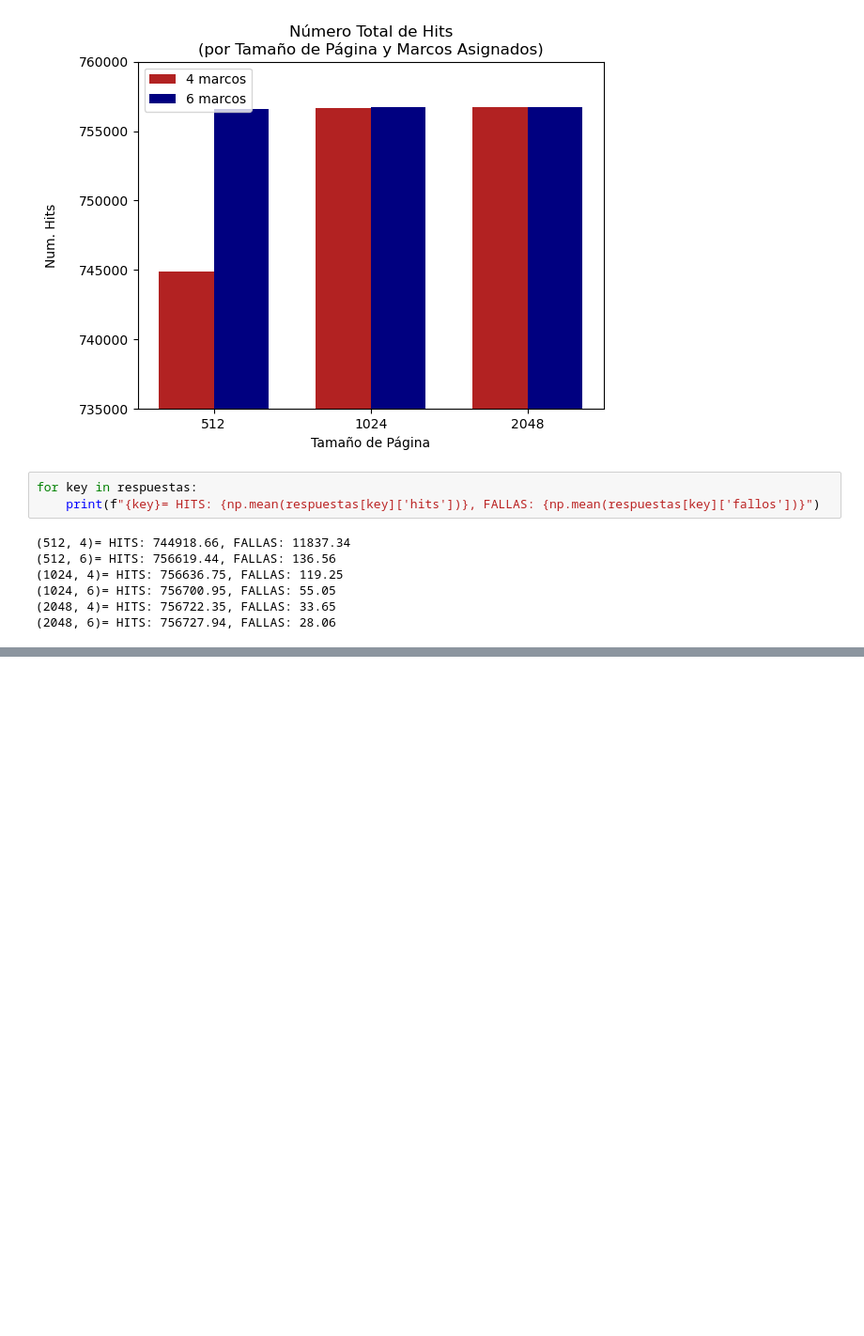
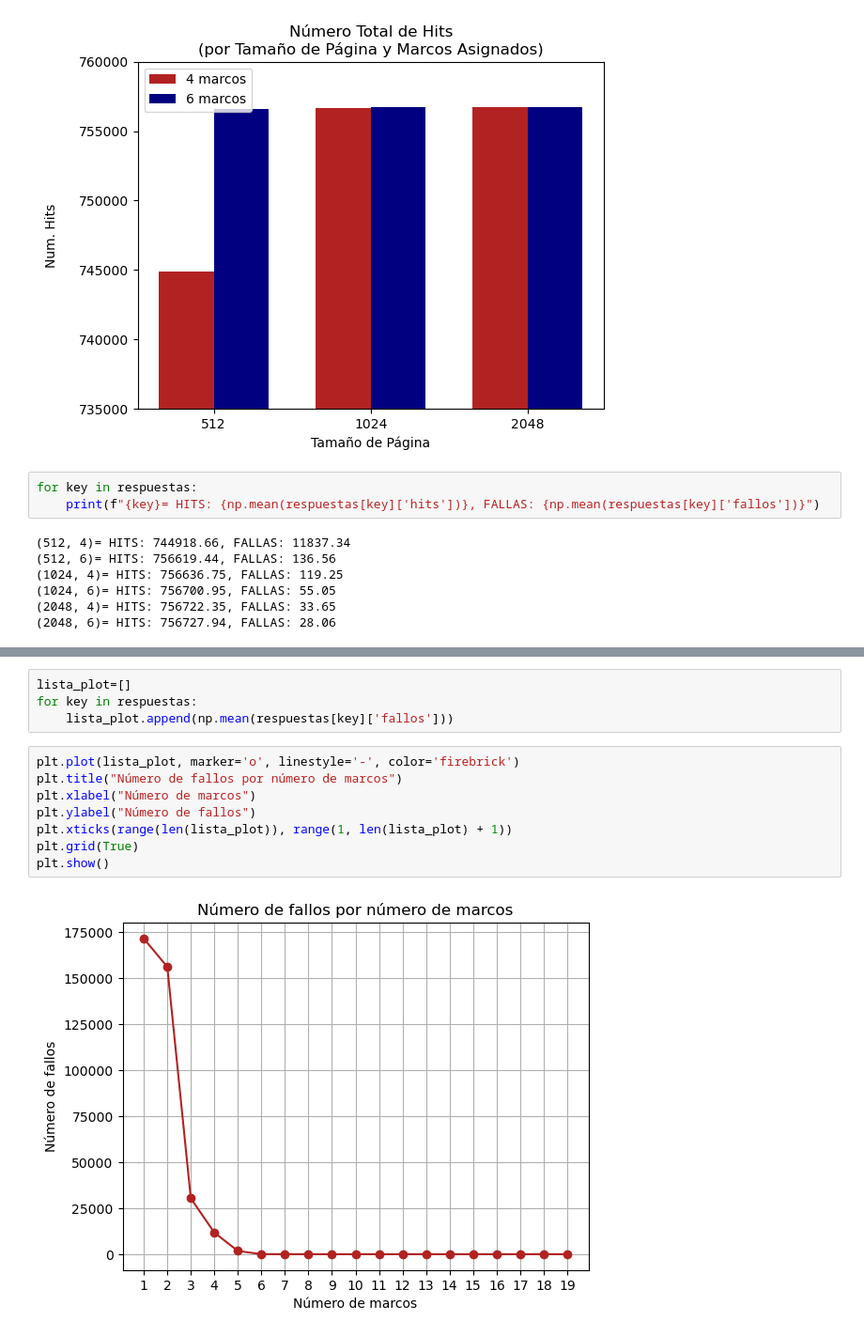
Before and after one commit to juanardila10/Caso2, a Jupyter notebook: prueba.ipynb, the cells around one changed output, grey strips where cells are left out. Shown at 94% size. Drawn from its saved outputs; the diff is of its cells as text; blank space fills up the shorter version.

```diff
--- a/prueba.ipynb
+++ b/prueba.ipynb
@@ -208,0 +252,14 @@ for key in respuestas:
+# %%
+lista_plot=[]
+for key in respuestas:
+    lista_plot.append(np.mean(respuestas[key]['fallos']))
+# %%
+plt.plot(lista_plot, marker='o', linestyle='-', color='firebrick')
+plt.title("Número de fallos por número de marcos")
+plt.xlabel("Número de marcos")
+plt.ylabel("Número de fallos")
+plt.xticks(range(len(lista_plot)), range(1, len(lista_plot) + 1))
+plt.grid(True)
+plt.show()
+# %% [output]
+[figure, added]
```
Also changed, not shown: parts of 5 cells of this notebook.
